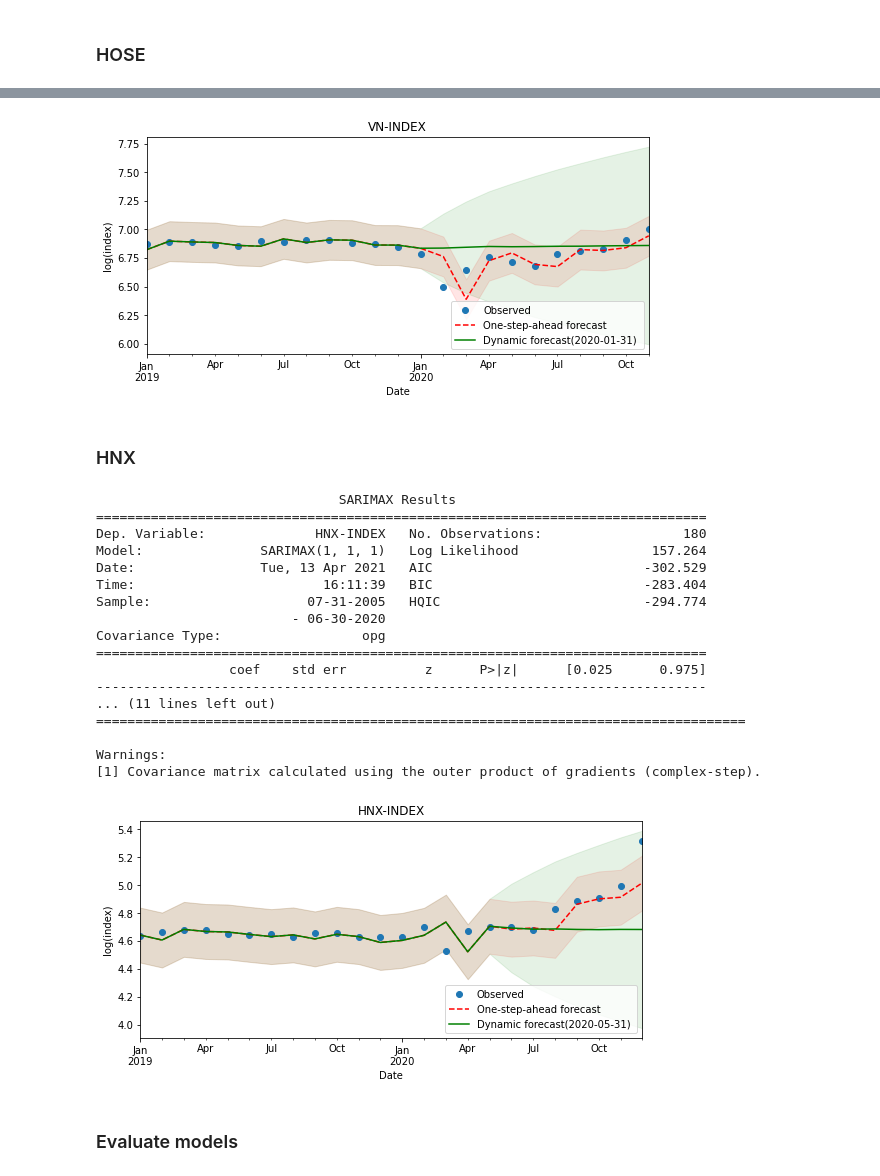
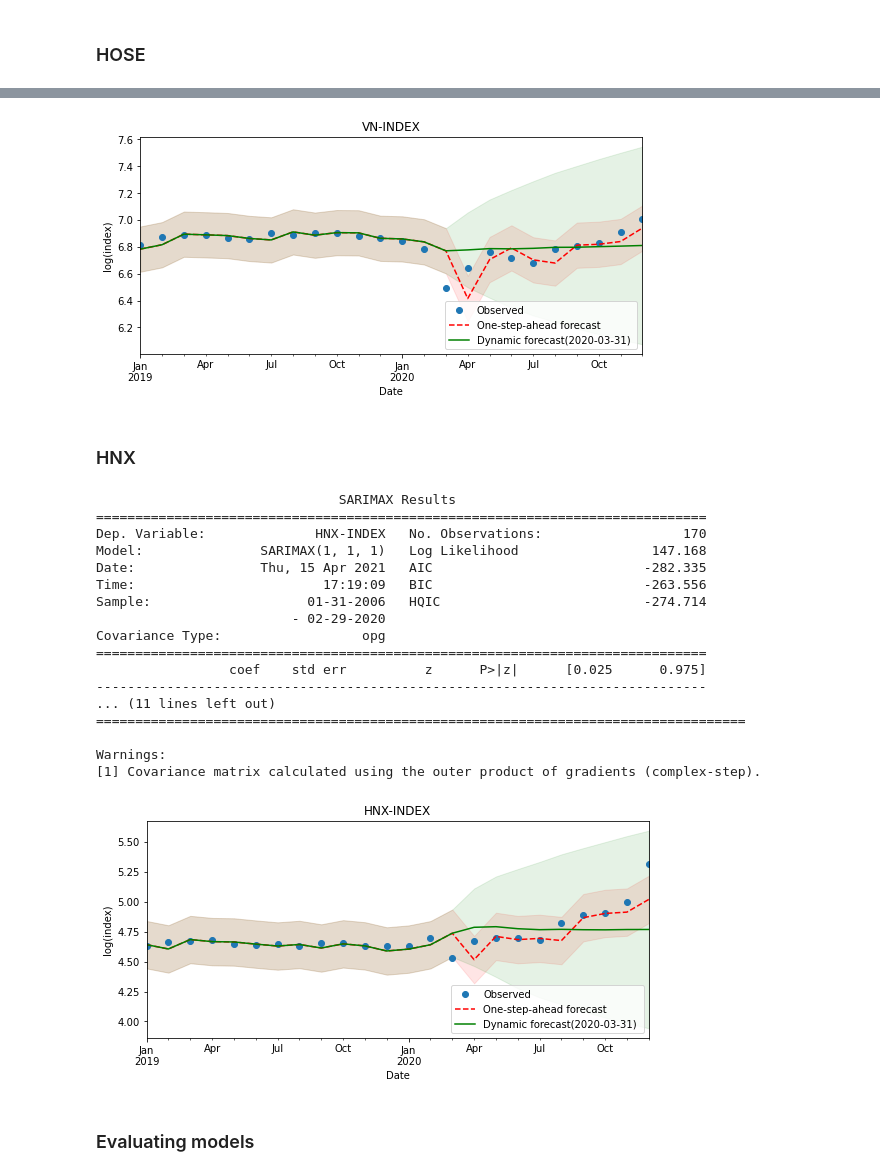
Before and after one commit to plklinh/data501, a Jupyter notebook: Macro_Models.ipynb, the cells around one changed output, grey strips where cells are left out. Cells and saved outputs as stored; diff of their text form; code cells hidden in the pictures.

Commit message:
Updated the models

```diff
--- a/Macro_Models.ipynb
+++ b/Macro_Models.ipynb
@@ -35,27 +29,23 @@ def filter_month_end(og_df):
     return month_df.merge(og_df, on = "Date", how = "left", suffixes = [None, "_x"])[["Year", "Month", "Date", "Close"]]
 
 # Merge index data with macroeconomic dat
-def make_macro_df(index_month_df, monthly_macro_df, index_name, vars_):
+def make_macro_df(index_month_df, monthly_macro_df, index_name, vars_, dropna = False):
     index_macro = index_month_df.merge(monthly_macro_df, on = ["Year", "Month"],
                                          how = "inner", suffixes = [None, "_x"])
     index_macro.index = pd.to_datetime(index_macro[['Year', 'Month']].assign(DAY=1))
-    index_macro = index_macro[vars_].dropna()
+    index_macro = index_macro[vars_]
+    if dropna:
+        index_macro = index_macro.dropna()
     index_macro.set_index(pd.date_range(start = index_macro.index.min(),
-                                        periods =len(index_macro),
-                                        freq="M"), inplace= True)
+                                         periods =len(index_macro),
+                                         freq="M"), inplace= True)
     index_macro.rename(columns = {"Close":index_name}, inplace = True)
     return index_macro
 
-# Condect and print result of Augmented Dickey Fuller Test
-def augmented_dickey_fuller_statistics(time_series):
-    result = adfuller(time_series.values)
-    print('ADF Statistic: %f' % result[0])
-    print('p-value: %f' % result[1])
-    print('Critical Values:')
-    for key, value in result[4].items():
-        print('\t%s: %.3f' % (key, value))
-
+# Filter month end and keep only values from 2005 onwards
 hose_month = filter_month_end(hose)
+hose_month = hose_month[hose_month["Date"] >= pd.to_datetime("2006-01-01")]
 hnx_month = filter_month_end(hnx)
+hnx_month = hnx_month[hnx_month["Date"] >= pd.to_datetime("2006-01-01")]
 # %%
 # Filter out relevant variables
@@ -125,7 +122,7 @@ print(f'Augmented Dickey-Fuller Test: Differenced HNX-INDEX')
 augmented_dickey_fuller_statistics(hnx_macro["HNX-INDEX"].diff().dropna())
 #Graph hnx-index
 fig, axes = plt.subplots(1, 2, figsize=(15,4))
-fig = plot_acf(hnx_macro['HNX-INDEX'].diff()[1:], lags=40, ax=axes[0])
-fig = plot_pacf(hnx_macro['HNX-INDEX'].diff()[1:], lags=40, ax=axes[1])
+fig = plot_acf(hnx_macro['HNX-INDEX'].diff()[1:], lags=20, ax=axes[0])
+fig = plot_pacf(hnx_macro['HNX-INDEX'].diff()[1:], lags=20, ax=axes[1])
 # %% [output]
 Augmented Dickey-Fuller Test: HNX-INDEX
@@ -172,8 +169,8 @@ Critical Values:
 # %%
 # Excluding IIP which is not Unit Root
-hose_macro = make_macro_df( hose_month,monthly_macro_df, "VN-INDEX", ["Close","EXR_SDR", "IR_DEPOSIT", "CPI"])
+hose_macro = make_macro_df( hose_month,monthly_macro_df, "VN-INDEX", ["Close","EXR_SDR", "IR_DEPOSIT", "CPI"], dropna=True)
 hose_macro = np.log(hose_macro)
-hnx_macro = make_macro_df( hnx_month,monthly_macro_df, "HNX-INDEX", ["Close","EXR_SDR", "IR_DEPOSIT", "CPI"])
+hnx_macro = make_macro_df( hnx_month,monthly_macro_df, "HNX-INDEX", ["Close","EXR_SDR", "IR_DEPOSIT", "CPI"], dropna=True)
 hnx_macro = np.log(hnx_macro)
 # %% [markdown]
 ## Vector Error Correction Model
@@ -390,9 +428,9 @@ Warnings:
 # Get predictions of left-out data using previously fit model
 hose_full_mod = sm.tsa.statespace.SARIMAX(endog, exog=exog, order=(1,1,1))
 hose_fit_full = hose_full_mod.filter(hose_fit_tr.params)
-plot_predictions(hose_macro, hose_fit_full, "2019-01-31", "2020-01-31", "VN-INDEX", "log(index)")
+plot_predictions(hose_macro, hose_fit_full, "2019-01-31", "2020-03-31", "VN-INDEX", "log(index)")
 # %% [output]
-[figure, old version]
+[figure, new version]
 # %% [markdown]
 ### HNX
 # %%
@@ -400,18 +438,18 @@ endog = hnx_macro.loc[:,"HNX-INDEX"]
 exog = hnx_macro.loc[:,['EXR_SDR', 'IR_DEPOSIT', 'CPI'] ]
 
 # Fit the model with data exluding the last 10 months of 2020
-hnx_mod = sm.tsa.statespace.SARIMAX(endog.loc[:"2020-06-30"], exog.loc[:"2020-06-30"], order=(1,1,1))
+hnx_mod = sm.tsa.statespace.SARIMAX(endog.loc[:"2020-03-01"], exog.loc[:"2020-03-01"], order=(1,1,1))
 hnx_fit_tr = hnx_mod.fit(disp=False)
 print(hnx_fit_tr.summary())
 # %% [output]
                                SARIMAX Results
 ==============================================================================
-Dep. Variable:              HNX-INDEX   No. Observations:                  180
-Model:               SARIMAX(1, 1, 1)   Log Likelihood                 157.264
-Date:                Tue, 13 Apr 2021   AIC                           -302.529
-Time:                        16:11:39   BIC                           -283.404
-Sample:                    07-31-2005   HQIC                          -294.774
-                         - 06-30-2020
+Dep. Variable:              HNX-INDEX   No. Observations:                  170
+Model:               SARIMAX(1, 1, 1)   Log Likelihood                 147.168
+Date:                Thu, 15 Apr 2021   AIC                           -282.335
+Time:                        17:19:09   BIC                           -263.556
+Sample:                    01-31-2006   HQIC                          -274.714
+                         - 02-29-2020
 Covariance Type:                  opg
 ==============================================================================
                  coef    std err          z      P>|z|      [0.025      0.975]
@@ -424,12 +462,12 @@ Warnings:
 # %%
 # Get predictions of left-out data using previously fit model
 hnx_full_mod = sm.tsa.statespace.SARIMAX(endog, exog=exog, order=(1,1,1))
 hnx_fit_full = hnx_full_mod.filter(hnx_fit_tr.params)
-plot_predictions(hnx_macro, hnx_fit_full, "2019-01-31", "2020-05-31", "HNX-INDEX", "log(index)")
+plot_predictions(hnx_macro, hnx_fit_full, "2019-01-31", "2020-03-31", "HNX-INDEX", "log(index)")
 # %% [output]
-[figure, old version]
+[figure, new version]
 # %% [markdown]
-### Evaluate models
+### Evaluating models
 # %%
 hose_predict = hose_fit_full.get_prediction()
 hose_tr_pred = hose_predict.predicted_mean.loc[:"2020-02-28"]
```
Also changed, not shown: parts of 31 cells of this notebook, 1 other file.
